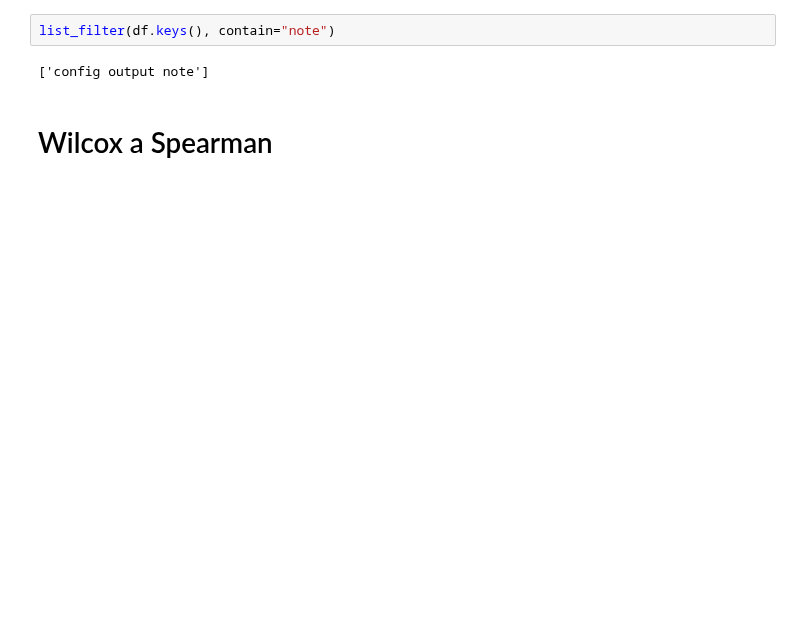
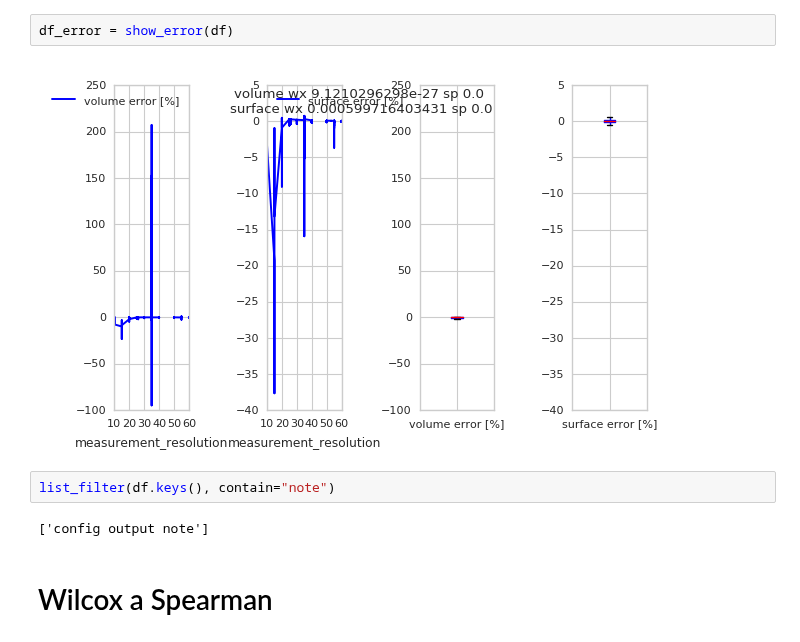
Before and after one commit to mjirik/teigen, a Jupyter notebook: examples/paperfigures.ipynb, the cells around one changed output. Saved outputs shown, nothing was run; the diff lists cells and outputs as text; blank space fills up the shorter version.

```diff
--- a/examples/paperfigures.ipynb
+++ b/examples/paperfigures.ipynb
@@ -32,3 +17,7 @@ show_error(df)
+# %%
+df_error = show_error(df)
+# %% [output]
+[figure, added]
 # %%
 list_filter(df.keys(), contain="note")
 # %% [output]
```
Also changed, not shown: parts of 8 cells of this notebook, 2 other files.
